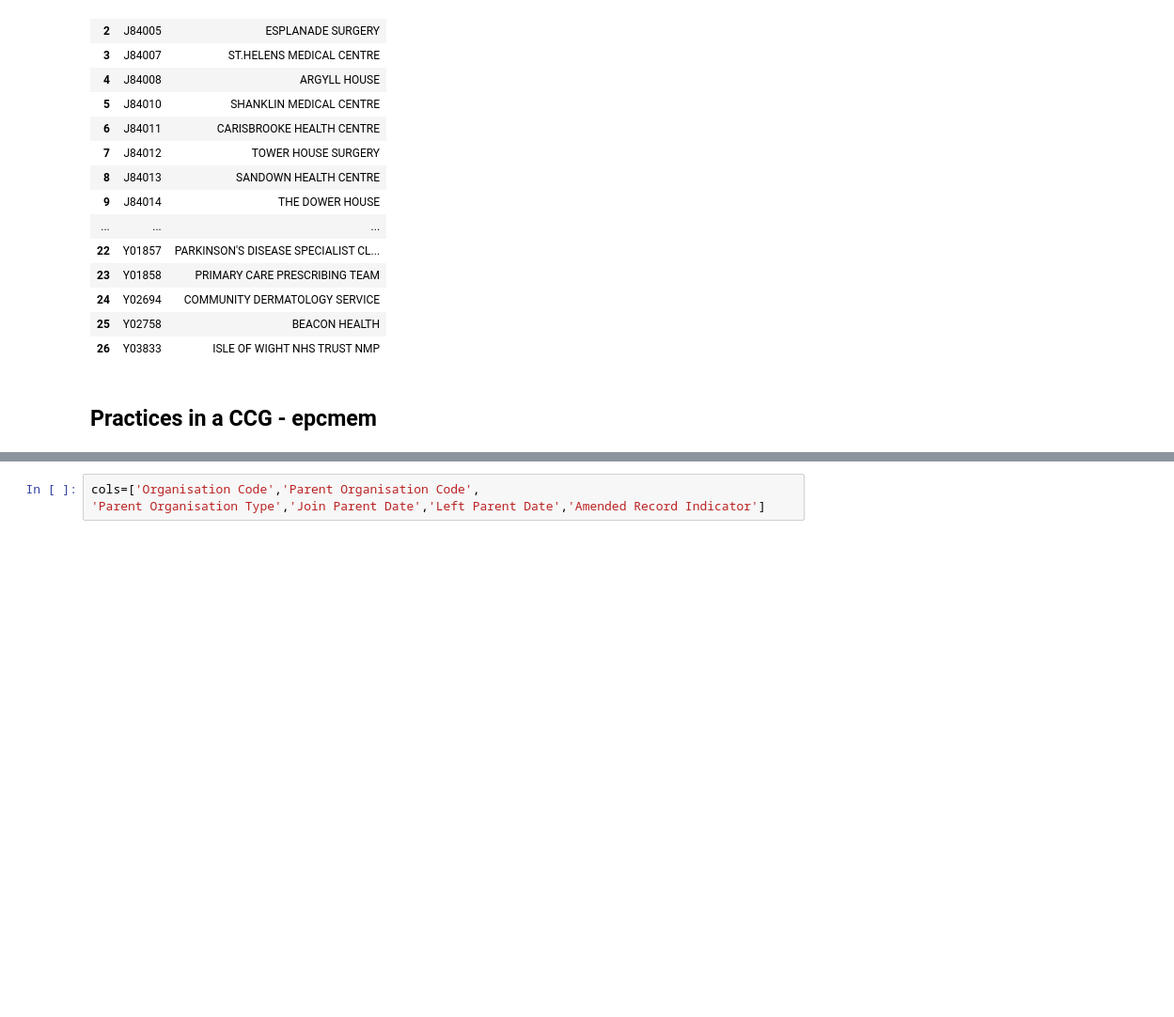
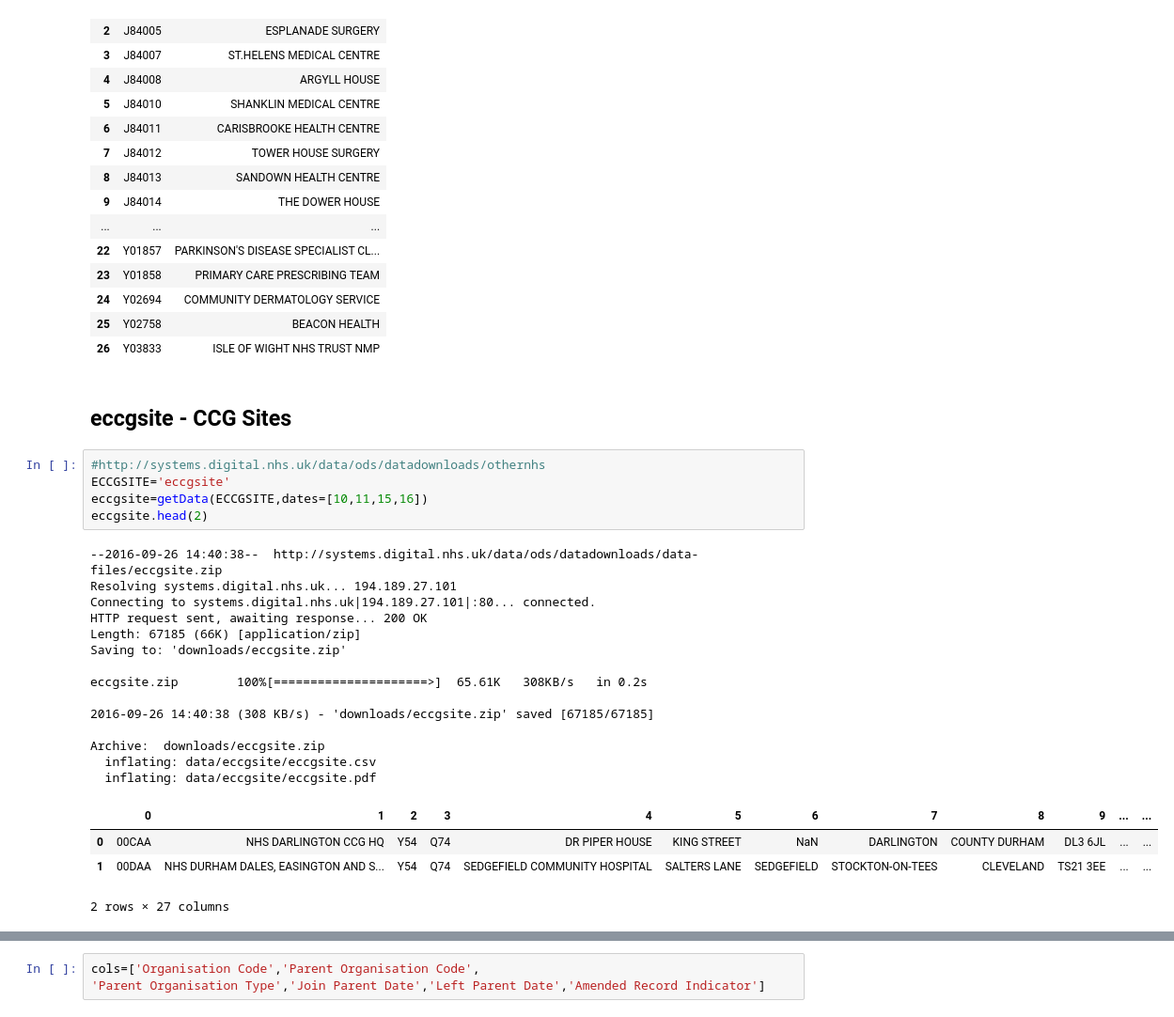
Before and after one commit to psychemedia/openHealthDataDoodles, a Jupyter notebook: notebooks/NHS and GP Administrative Data.ipynb, the cells around one changed output, grey strips where cells are left out. Shown: that part at 94% size. Saved outputs shown, nothing was run; the diff lists cells and outputs as text; blank space fills up the shorter version.

```diff
--- a/notebooks/NHS and GP Administrative Data.ipynb
+++ b/notebooks/NHS and GP Administrative Data.ipynb
@@ -268,5 +268,29 @@ pd.read_sql_query(q.format(ccg), con)
 | 24 | Y02694 | COMMUNITY DERMATOLOGY SERVICE |
 | 25 | Y02758 | BEACON HEALTH |
 | 26 | Y03833 | ISLE OF WIGHT NHS TRUST NMP |
-# %% [markdown]
-## Practices in a CCG - epcmem
+# %% [markdown]
+## eccgsite - CCG Sites
+# %%
+#http://systems.digital.nhs.uk/data/ods/datadownloads/othernhs
+ECCGSITE='eccgsite'
+eccgsite=getData(ECCGSITE,dates=[10,11,15,16])
+eccgsite.head(2)
+# %% [output]
+--2016-09-26 14:40:38--  http://systems.digital.nhs.uk/data/ods/datadownloads/data-files/eccgsite.zip
+Resolving systems.digital.nhs.uk... 194.189.27.101
+Connecting to systems.digital.nhs.uk|194.189.27.101|:80... connected.
+HTTP request sent, awaiting response... 200 OK
+Length: 67185 (66K) [application/zip]
+Saving to: 'downloads/eccgsite.zip'
+
+eccgsite.zip        100%[=====================>]  65.61K   308KB/s   in 0.2s
+
+2016-09-26 14:40:38 (308 KB/s) - 'downloads/eccgsite.zip' saved [67185/67185]
+
+Archive:  downloads/eccgsite.zip
+  inflating: data/eccgsite/eccgsite.csv
+  inflating: data/eccgsite/eccgsite.pdf
+|  | 0 | 1 | 2 | 3 | 4 | 5 | 6 | 7 | 8 | 9 | ... | ... |
+| 0 | 00CAA | NHS DARLINGTON CCG HQ | Y54 | Q74 | DR PIPER HOUSE | KING STREET | NaN | DARLINGTON | COUNTY DURHAM | DL3 6JL | ... | ... |
+| 1 | 00DAA | NHS DURHAM DALES, EASINGTON AND S... | Y54 | Q74 | SEDGEFIELD COMMUNITY HOSPITAL | SALTERS LANE | SEDGEFIELD | STOCKTON-ON-TEES | CLEVELAND | TS21 3EE | ... | ... |
+2 rows × 27 columns
```
Also changed, not shown: parts of 52 cells of this notebook, 1 other file.
